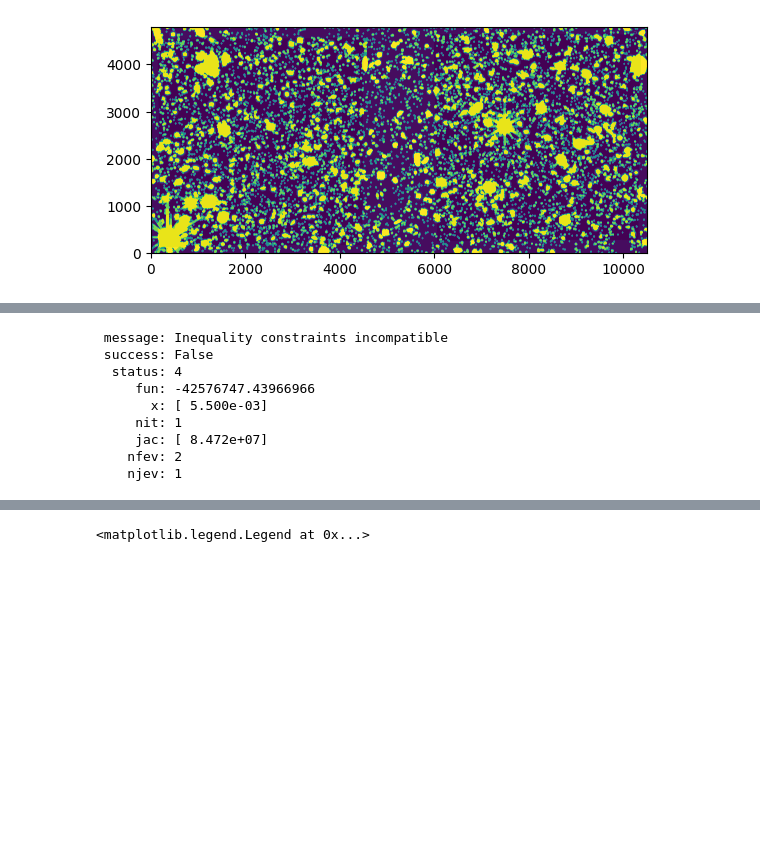
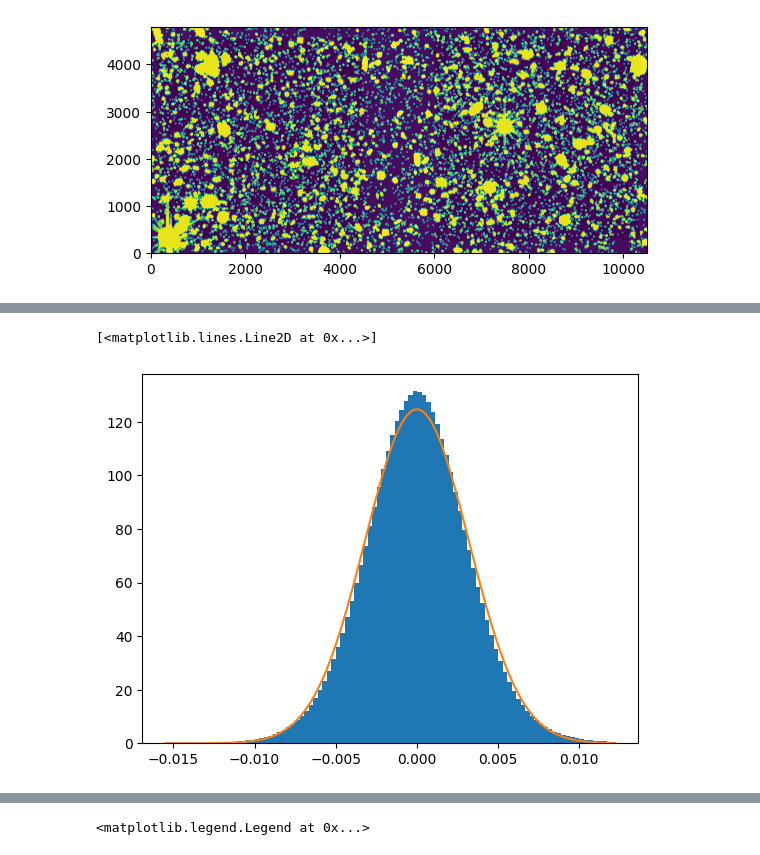
Before and after one commit to mwalmsley/gz-jwst, a Jupyter notebook: gzjwst/catalog_for_survey_chisq.ipynb, the cells around one changed output, grey strips where cells are left out. Cells and saved outputs as stored; diff of their text form; code cells hidden in the pictures; blank space fills up the shorter version.

```diff
--- a/gzjwst/catalog_for_survey_chisq.ipynb
+++ b/gzjwst/catalog_for_survey_chisq.ipynb
@@ -113,30 +79,27 @@ safe_to_fit.shape, safe_to_fit.min(), safe_to_fit.max()
-# %%
-# fit a half-normal gaussian with 0 mean and unknown standard deviation
-
-
-def halfnorm_logpdf(x, scale):
-    return truncnorm.logpdf(x, scale=scale, a=low_mode/scale, b=high_mode/scale)
-
-def halfnorm_log_likelihood(x, scale):
-    return np.sum(halfnorm_logpdf(x, scale))
-
-result = minimize(
-    lambda x: -halfnorm_log_likelihood(safe_to_fit, x),
-    x0 = [0.0055],
-    # x0=[0.99, .0055],
-    constraints=[
-        {'type': 'ineq', 'fun': lambda x: x[0]}  # non-negative std
-    ]
-)
-
-result
-# %% [output]
- message: Inequality constraints incompatible
- success: False
-  status: 4
-     fun: -42576747.43966966
-       x: [ 5.500e-03]
-     nit: 1
-     jac: [ 8.472e+07]
-    nfev: 2
-    njev: 1
+# %%
+
+def get_alleged_random_background_image(science_image_bkg_subtracted, background_source_mask):
+    alleged_random_image = science_image_bkg_subtracted[~background_source_mask.astype(bool)]
+    # handful of values set to crazy values
+    # alleged_random_image = alleged_random_image[alleged_random_image < 1e5]
+    # alleged_random_image = alleged_random_image[alleged_random_image < 1]
+    alleged_random_image = alleged_random_image[alleged_random_image < np.percentile(alleged_random_image, 99.9)]
+    alleged_random_image = alleged_random_image[alleged_random_image > np.percentile(alleged_random_image, 0.01)]
+    return alleged_random_image
+
+
+
+random_image = get_alleged_random_background_image(
+    background_info['science_image_bkg_subtracted'],
+    background_info['background_source_mask']
+)
+
+_ = plt.hist(random_image, bins=100, density=True)
+
+x = np.linspace(random_image.min(), random_image.max(), 1000)
+# scale = 0.00565
+y = norm.pdf(x, scale=0.0032)
+plt.plot(x, y)
+# %% [output]
+[<matplotlib.lines.Line2D at 0x...>]
+[figure, added]
```
Also changed, not shown: parts of 4 cells of this notebook.
